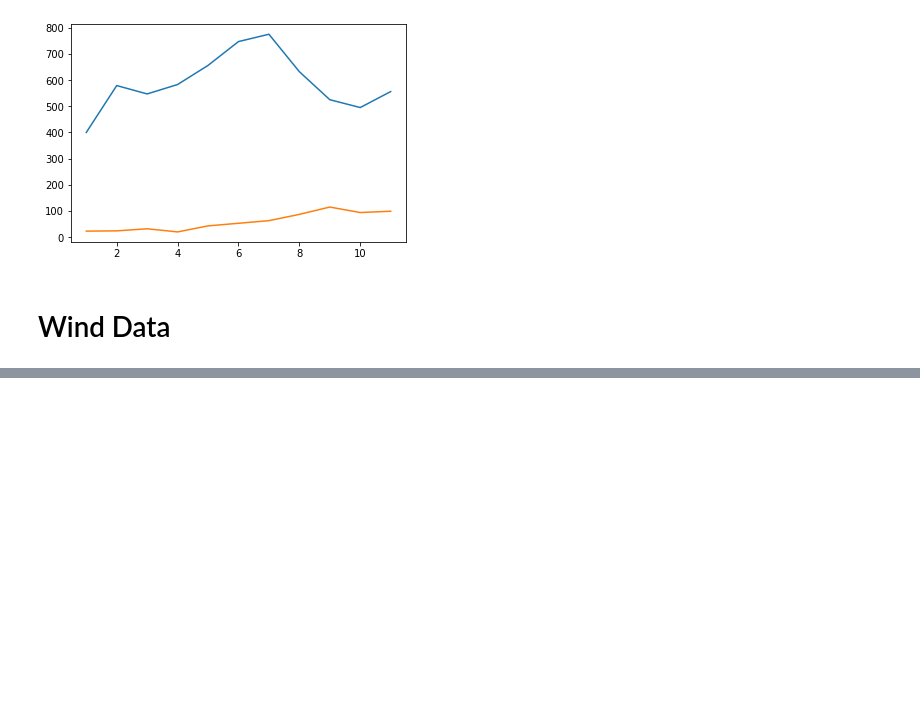
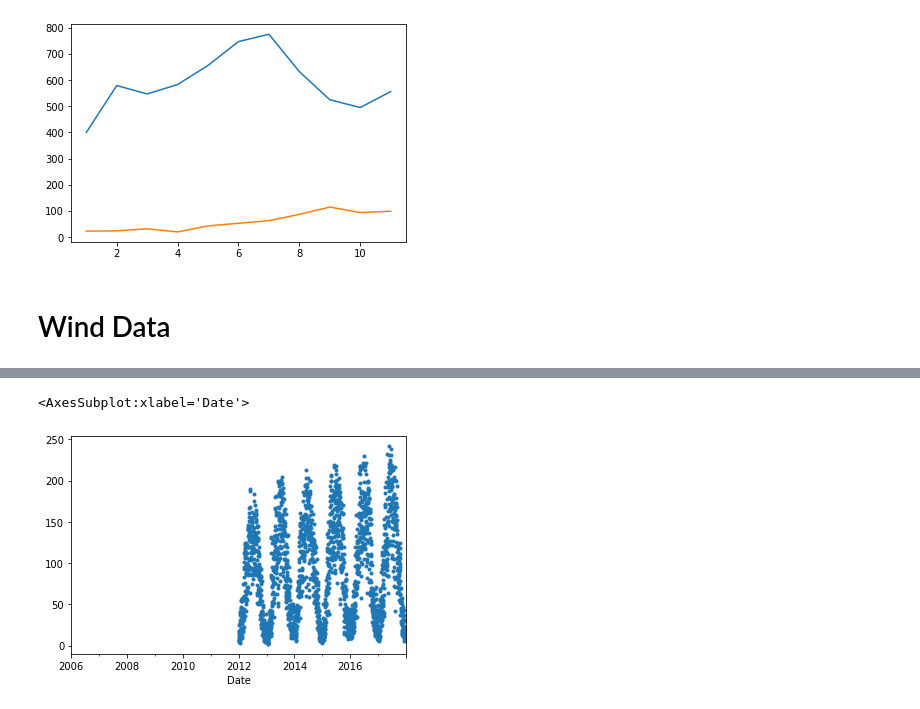
Before and after one commit to safiraauliar/H8_PYTN-KS-003, a Jupyter notebook: Sesi6-DataCleaning-with-pandas.ipynb, the cells around one changed output, grey strips where cells are left out. Cells and saved outputs as stored; diff of their text form; code cells hidden in the pictures; blank space fills up the shorter version.

```diff
--- a/Sesi6-DataCleaning-with-pandas.ipynb
+++ b/Sesi6-DataCleaning-with-pandas.ipynb
@@ -242,0 +310,5 @@ memory usage: 171.3+ KB
+# %%
+windData['Solar'].plot(marker='.',linestyle='None')
+# %% [output]
+<AxesSubplot:xlabel='Date'>
+[figure, added]
```
Also changed, not shown: parts of 8 cells of this notebook.
